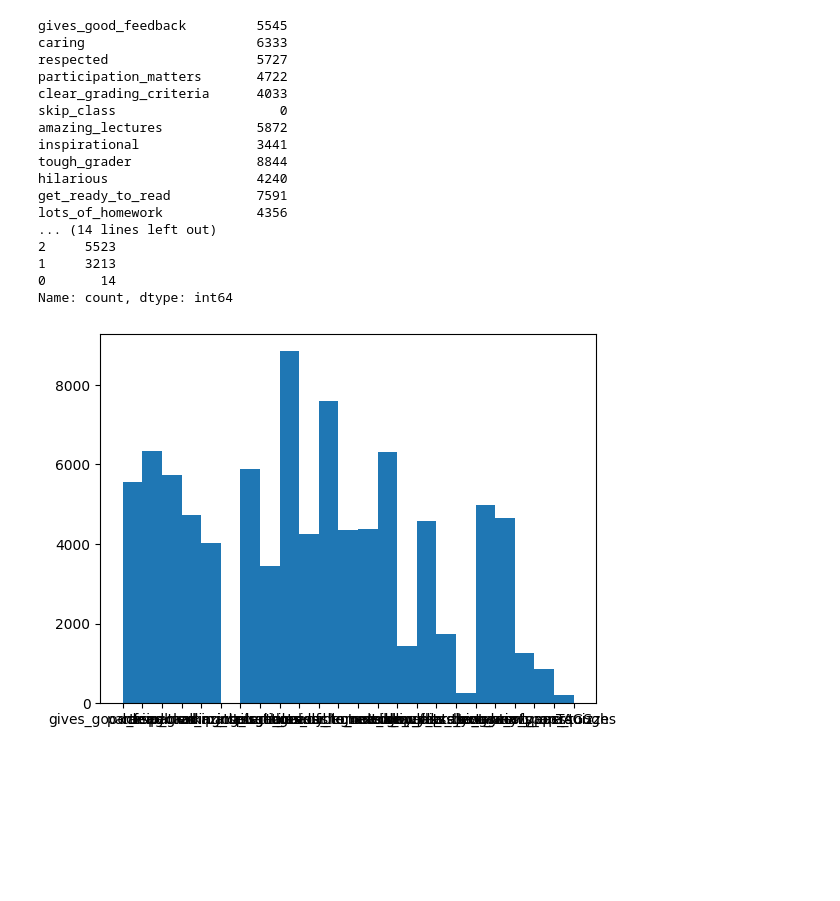
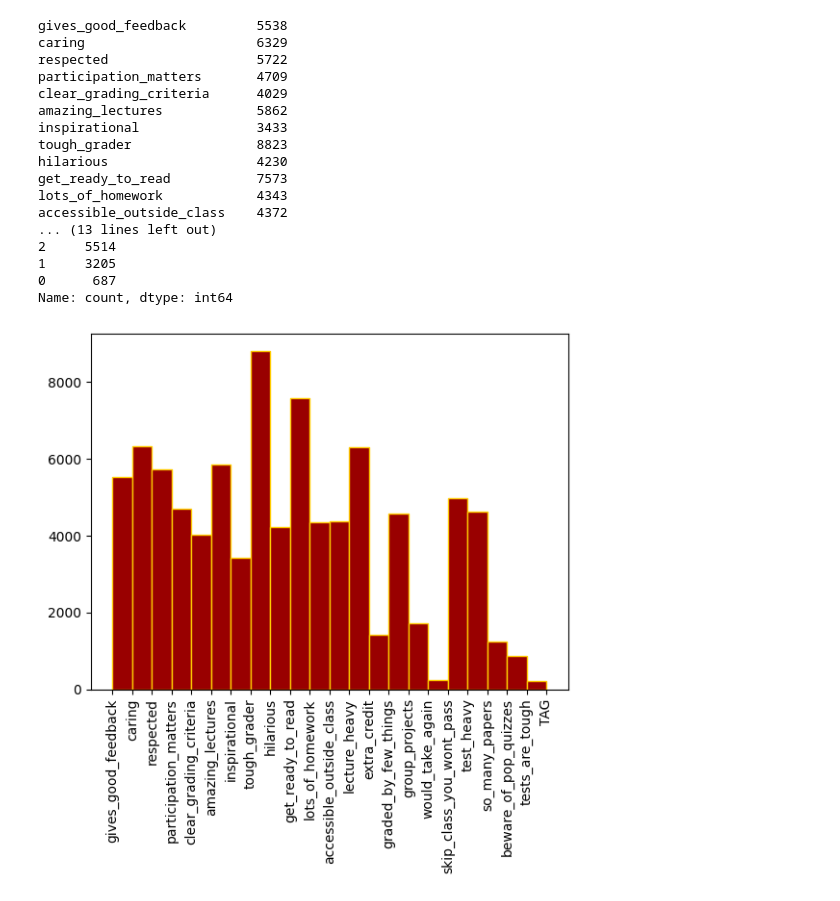
Before and after one commit to Huixian-Gong/Sentiment_Analysis_of_RateMyProfessor_Reviews, a Jupyter notebook: colab/Corpus_Stats.ipynb, the cells around one changed output. Cells and saved outputs as stored; diff of their text form; code cells hidden in the pictures; blank space fills up the shorter version.

Commit message:
Updated the tag distribution plot code

```diff
--- a/colab/Corpus_Stats.ipynb
+++ b/colab/Corpus_Stats.ipynb
@@ -12,7 +10,7 @@ from sklearn.model_selection import train_test_split
 
 import matplotlib.pyplot as plt
 # %%
-data = pd.read_csv('drive/My Drive/preprocessed_comments.csv')
+data = pd.read_csv('/data/home/huixian/Documents/Sentiment_Analysis_of_RateMyProfessor_Reviews/streamline/complete_set.csv')
 # train, test = train_test_split(data, test_size=0.2, random_state=42)
 print(data.shape)
 # %% [output]
@@ -38,35 +109,38 @@ plt.show()
 # %%
-bins = ['gives_good_feedback', 'caring', 'respected', 'participation_matters',
-        'clear_grading_criteria', 'skip_class', 'amazing_lectures',
-        'inspirational', 'tough_grader', 'hilarious', 'get_ready_to_read',
-        'lots_of_homework', 'accessible_outside_class', 'lecture_heavy',
-        'extra_credit', 'graded_by_few_things', 'group_projects',
-        'would_take_again', 'skip_class_you_wont_pass', 'test_heavy',
-        'so_many_papers', 'beware_of_pop_quizzes', 'tests_are_tough', 'TAGS']
+bins = ['gives_good_feedback',
+       'caring', 'respected', 'participation_matters',
+       'clear_grading_criteria', 'amazing_lectures', 'inspirational',
+       'tough_grader', 'hilarious', 'get_ready_to_read', 'lots_of_homework',
+       'accessible_outside_class', 'lecture_heavy', 'extra_credit',
+       'graded_by_few_things', 'group_projects', 'would_take_again',
+       'skip_class_you_wont_pass', 'test_heavy', 'so_many_papers',
+       'beware_of_pop_quizzes', 'tests_are_tough','TAG']
 counts = [data[data[label] == 1].shape[0] for label in bins[:-1]]
-print(data.drop(columns=['Professor ID', 'Comment', 'Star Rating', 'Course Difficulty', 'IsCourseOnline', 'noTag']).sum(axis=0))
-print(f"Number of tags per comment:\n{data.drop(columns=['Professor ID', 'Comment', 'Star Rating', 'Course Difficulty', 'IsCourseOnline', 'noTag']).sum(axis=1).value_counts()}")
-plt.hist(bins[:-1], bins, weights=counts)
+print(data.drop(columns=['comment', 'star_rating', 'course_difficulty']).sum(axis=0))
+print(f"Number of tags per comment:\n{data.drop(columns=['comment', 'star_rating', 'course_difficulty']).sum(axis=1).value_counts()}")
+plt.hist(bins[:-1], bins, weights=counts, edgecolor='#FFCC00', color='#990000',)
+
+plt.xticks(rotation=90)
 plt.show()
 # %% [output]
-gives_good_feedback         5545
-caring                      6333
-respected                   5727
-participation_matters       4722
-clear_grading_criteria      4033
-skip_class                     0
-amazing_lectures            5872
-inspirational               3441
-tough_grader                8844
-hilarious                   4240
-get_ready_to_read           7591
-lots_of_homework            4356
-... (14 lines left out)
-2     5523
-1     3213
-0       14
+gives_good_feedback         5538
+caring                      6329
+respected                   5722
+participation_matters       4709
+clear_grading_criteria      4029
+amazing_lectures            5862
+inspirational               3433
+tough_grader                8823
+hilarious                   4230
+get_ready_to_read           7573
+lots_of_homework            4343
+accessible_outside_class    4372
+... (13 lines left out)
+2     5514
+1     3205
+0      687
 Name: count, dtype: int64
-[figure, old version]
+[figure, new version]
 # %%
 # from textattack.augmentation import EmbeddingAugmenter, WordNetAugmenter, CharSwapAugmenter
 
```
Also changed, not shown: parts of 7 cells of this notebook.
